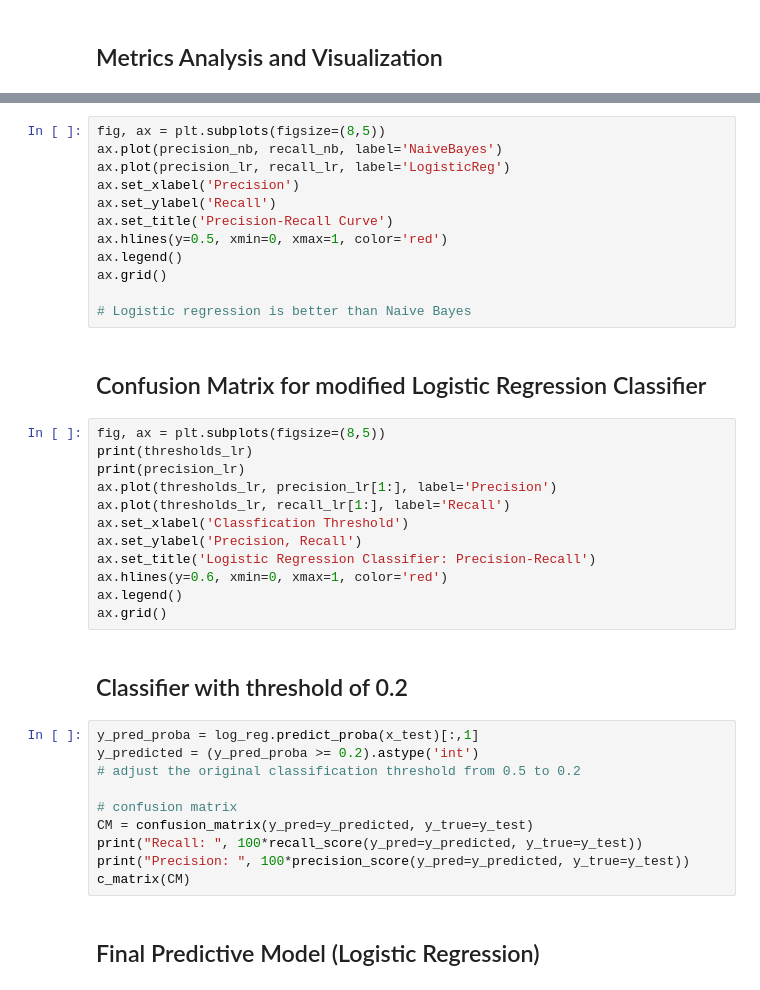
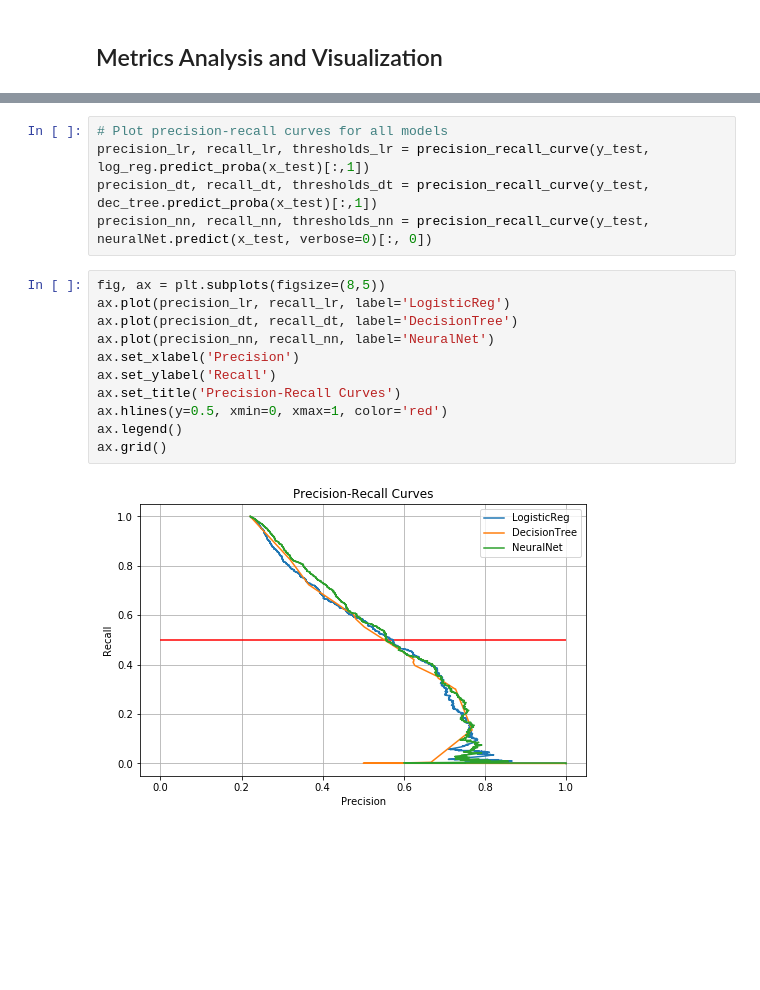
Before and after one commit to ChinKX/Supervised_Learning-Predicting_Credit_Card_Default, a Jupyter notebook: Submit Version/ChinKaiXiang_1603890.ipynb, the cells around one changed output, grey strips where cells are left out. Saved outputs shown, nothing was run; the diff lists cells and outputs as text; blank space fills up the shorter version.

```diff
--- a/Submit Version/ChinKaiXiang_1603890.ipynb
+++ b/Submit Version/ChinKaiXiang_1603890.ipynb
@@ -537,40 +664,18 @@ precision_lr, recall_lr, thresholds_lr = precision_recall_curve(y_true=y_test, p
+# %%
+# Plot precision-recall curves for all models
+precision_lr, recall_lr, thresholds_lr = precision_recall_curve(y_test, log_reg.predict_proba(x_test)[:,1])
+precision_dt, recall_dt, thresholds_dt = precision_recall_curve(y_test, dec_tree.predict_proba(x_test)[:,1])
+precision_nn, recall_nn, thresholds_nn = precision_recall_curve(y_test, neuralNet.predict(x_test, verbose=0)[:, 0])
 # %%
 fig, ax = plt.subplots(figsize=(8,5))
-ax.plot(precision_nb, recall_nb, label='NaiveBayes')
 ax.plot(precision_lr, recall_lr, label='LogisticReg')
+ax.plot(precision_dt, recall_dt, label='DecisionTree')
+ax.plot(precision_nn, recall_nn, label='NeuralNet')
 ax.set_xlabel('Precision')
 ax.set_ylabel('Recall')
-ax.set_title('Precision-Recall Curve')
+ax.set_title('Precision-Recall Curves')
 ax.hlines(y=0.5, xmin=0, xmax=1, color='red')
 ax.legend()
 ax.grid()
-
-# Logistic regression is better than Naive Bayes
+# %% [output]
+[figure, added]
-# %% [markdown]
-## Confusion Matrix for modified Logistic Regression Classifier
-# %%
-fig, ax = plt.subplots(figsize=(8,5))
-print(thresholds_lr)
-print(precision_lr)
-ax.plot(thresholds_lr, precision_lr[1:], label='Precision')
-ax.plot(thresholds_lr, recall_lr[1:], label='Recall')
-ax.set_xlabel('Classfication Threshold')
-ax.set_ylabel('Precision, Recall')
-ax.set_title('Logistic Regression Classifier: Precision-Recall')
-ax.hlines(y=0.6, xmin=0, xmax=1, color='red')
-ax.legend()
-ax.grid()
-# %% [markdown]
-## Classifier with threshold of 0.2
-# %%
-y_pred_proba = log_reg.predict_proba(x_test)[:,1]
-y_predicted = (y_pred_proba >= 0.2).astype('int')
-# adjust the original classification threshold from 0.5 to 0.2
-
-# confusion matrix
-CM = confusion_matrix(y_pred=y_predicted, y_true=y_test)
-print("Recall: ", 100*recall_score(y_pred=y_predicted, y_true=y_test))
-print("Precision: ", 100*precision_score(y_pred=y_predicted, y_true=y_test))
-c_matrix(CM)
-# %% [markdown]
-## Final Predictive Model (Logistic Regression)
```
Also changed, not shown: parts of 36 cells of this notebook, 1 other file.
